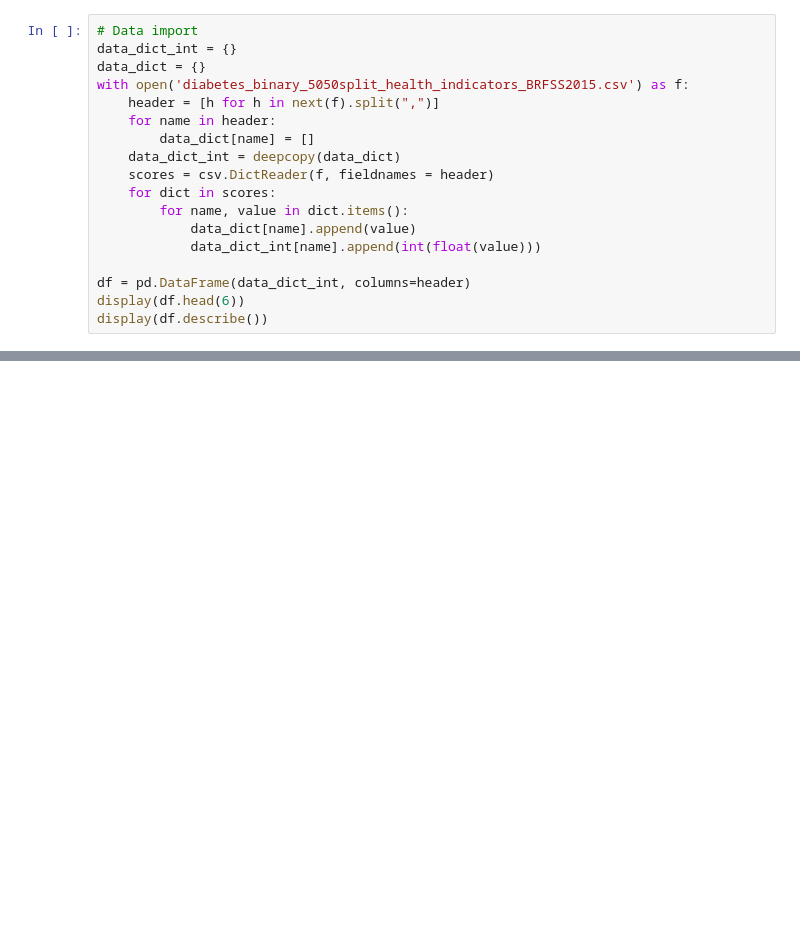
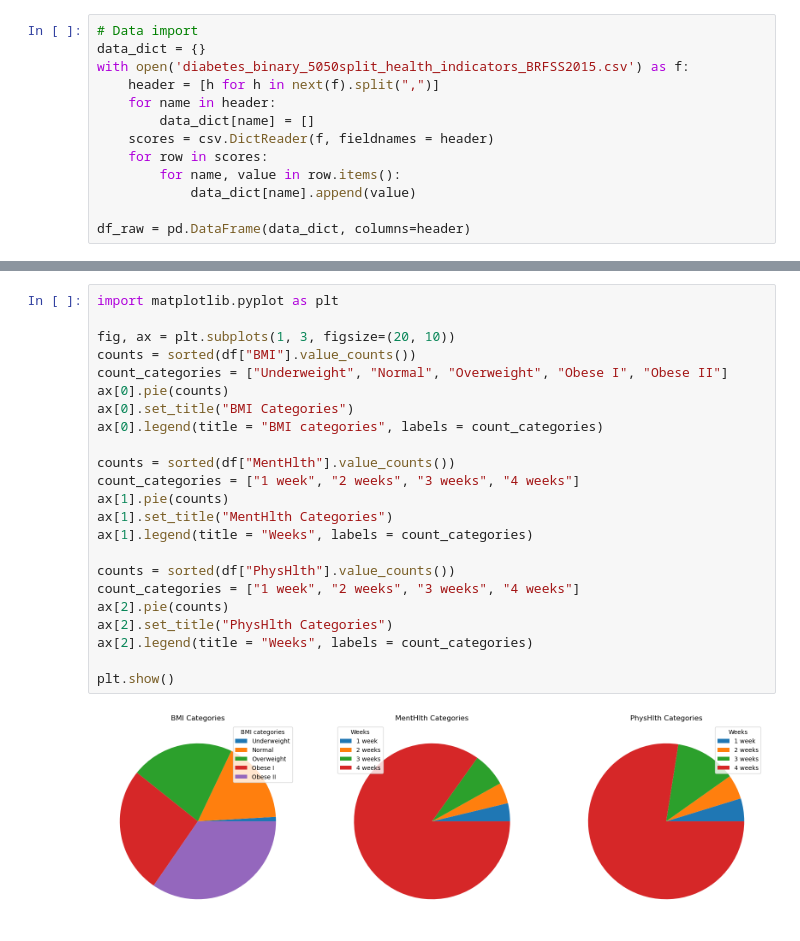
Before and after one commit to AlixB20/INFO-H410-Group16, a Jupyter notebook: decision_tree.ipynb, the cells around one changed output, grey strips where cells are left out. Saved outputs shown, nothing was run; the diff lists cells and outputs as text; blank space fills up the shorter version.

```diff
--- a/decision_tree.ipynb
+++ b/decision_tree.ipynb
@@ -9,18 +35,13 @@ from sklearn import model_selection
 # %%
 # Data import
-data_dict_int = {}
 data_dict = {}
 with open('diabetes_binary_5050split_health_indicators_BRFSS2015.csv') as f:
     header = [h for h in next(f).split(",")]
     for name in header:
         data_dict[name] = []
-    data_dict_int = deepcopy(data_dict)
     scores = csv.DictReader(f, fieldnames = header)
-    for dict in scores:
-        for name, value in dict.items():
+    for row in scores:
+        for name, value in row.items():
             data_dict[name].append(value)
-            data_dict_int[name].append(int(float(value)))
 
-df = pd.DataFrame(data_dict_int, columns=header)
-display(df.head(6))
-display(df.describe())
+df_raw = pd.DataFrame(data_dict, columns=header)
@@ -45,0 +145,25 @@ display(df.describe())
+# %%
+import matplotlib.pyplot as plt
+
+fig, ax = plt.subplots(1, 3, figsize=(20, 10))
+counts = sorted(df["BMI"].value_counts())
+count_categories = ["Underweight", "Normal", "Overweight", "Obese I", "Obese II"]
+ax[0].pie(counts)
+ax[0].set_title("BMI Categories")
+ax[0].legend(title = "BMI categories", labels = count_categories)
+
+counts = sorted(df["MentHlth"].value_counts())
+count_categories = ["1 week", "2 weeks", "3 weeks", "4 weeks"]
+ax[1].pie(counts)
+ax[1].set_title("MentHlth Categories")
+ax[1].legend(title = "Weeks", labels = count_categories)
+
+counts = sorted(df["PhysHlth"].value_counts())
+count_categories = ["1 week", "2 weeks", "3 weeks", "4 weeks"]
+ax[2].pie(counts)
+ax[2].set_title("PhysHlth Categories")
+ax[2].legend(title = "Weeks", labels = count_categories)
+
+plt.show()
+# %% [output]
+[figure, added]
```
Also changed, not shown: parts of 31 cells of this notebook.
